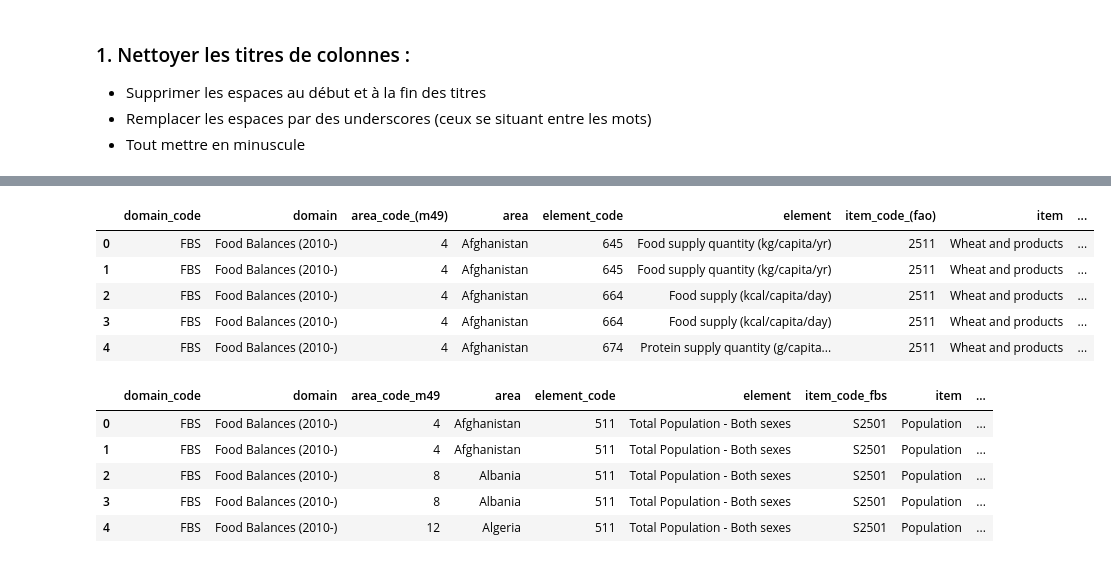
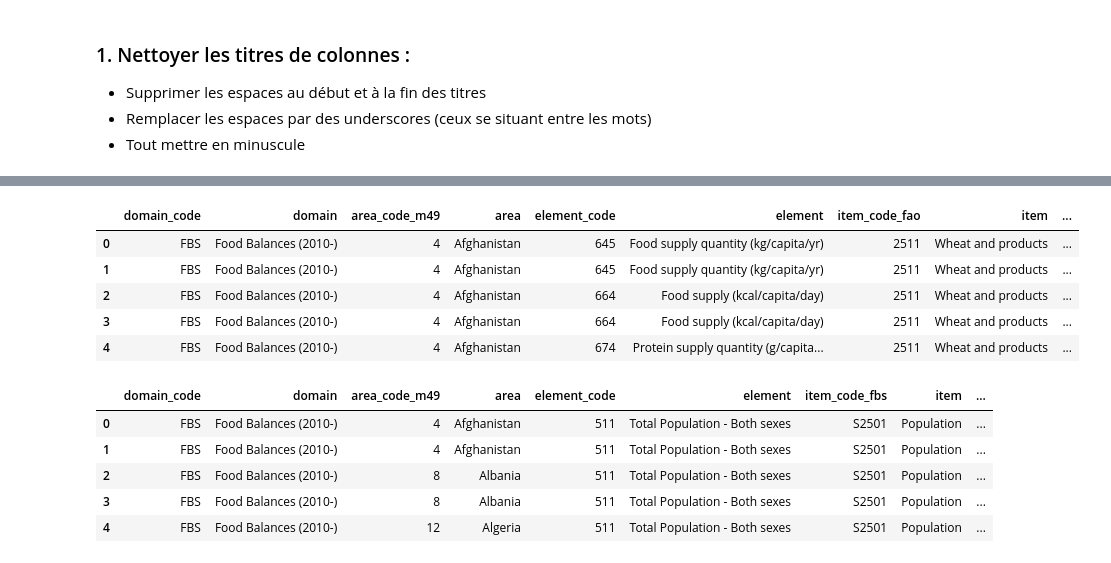
Before and after one commit to Hamza-Benhammou/brief_data_CCH, a Jupyter notebook: my_draft.ipynb, the cells around one changed output, grey strips where cells are left out. Saved outputs shown, nothing was run; the diff lists cells and outputs as text; code cells hidden in the pictures.

```diff
--- a/my_draft.ipynb
+++ b/my_draft.ipynb
@@ -21,10 +23,10 @@ df_anim.head()
 | 3 | FBS | Food Balances (2010-) | 4 | Afghanistan | 664 | Food supply (kcal/capita/day) | S2731 | Bovine Meat | ... |
 | 4 | FBS | Food Balances (2010-) | 4 | Afghanistan | 674 | Protein supply quantity (g/capita... | S2731 | Bovine Meat | ... |
 # %%
-df_veg.columns = [title.lower().strip().replace(" ", "_") for title in df_veg.columns]
+df_veg.columns = [title.lower().strip().replace(" ", "_").replace("(", "").replace(")", "") for title in df_veg.columns]
 df_veg.head()
 # %% [output]
-|  | domain_code | domain | area_code_(m49) | area | element_code | element | item_code_(fao) | item | ... |
+|  | domain_code | domain | area_code_m49 | area | element_code | element | item_code_fao | item | ... |
 | 0 | FBS | Food Balances (2010-) | 4 | Afghanistan | 645 | Food supply quantity (kg/capita/yr) | 2511 | Wheat and products | ... |
 | 1 | FBS | Food Balances (2010-) | 4 | Afghanistan | 645 | Food supply quantity (kg/capita/yr) | 2511 | Wheat and products | ... |
 | 2 | FBS | Food Balances (2010-) | 4 | Afghanistan | 664 | Food supply (kcal/capita/day) | 2511 | Wheat and products | ... |
```
Also changed, not shown: parts of 7 cells of this notebook, 1 other file.
